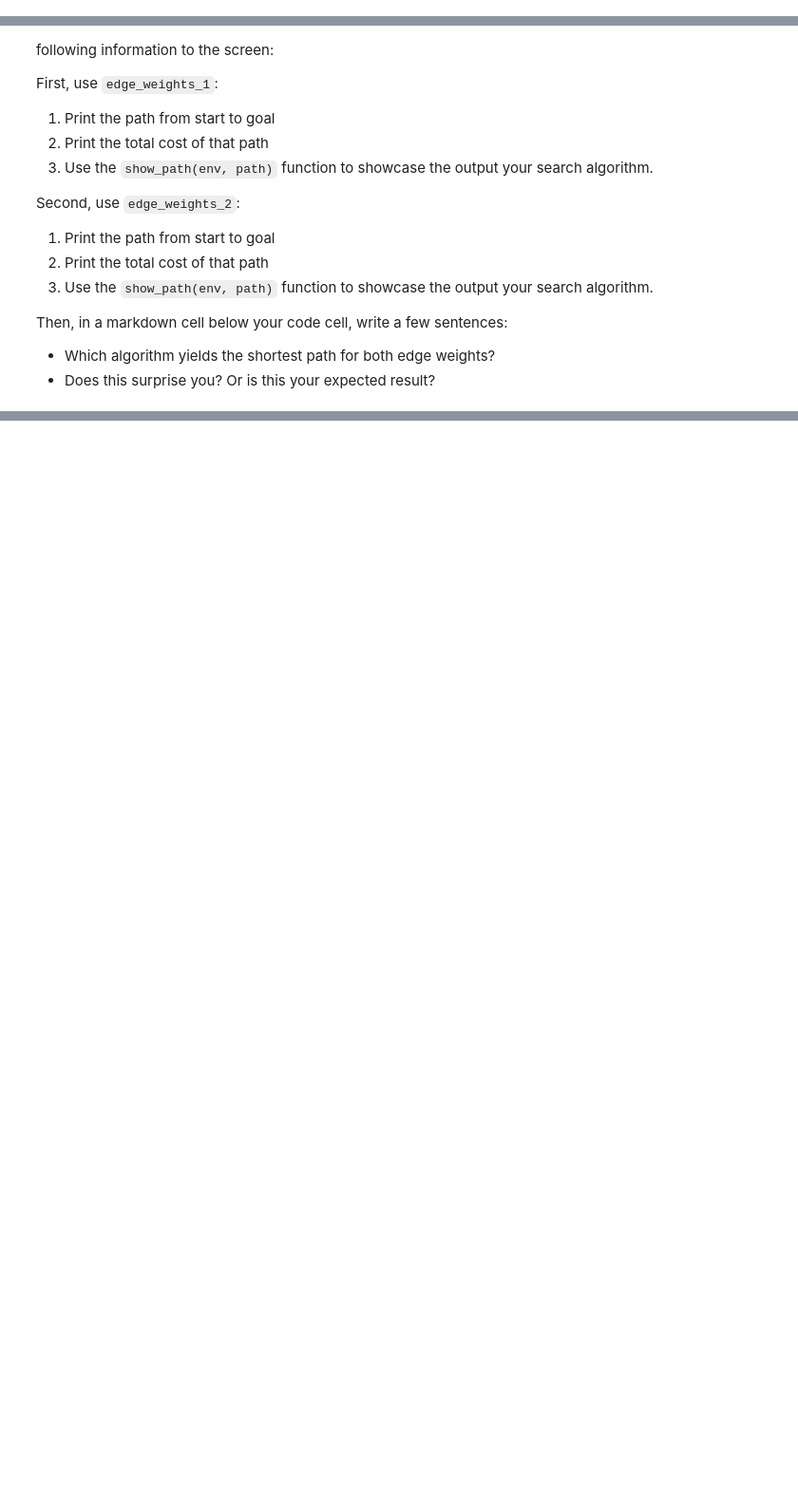
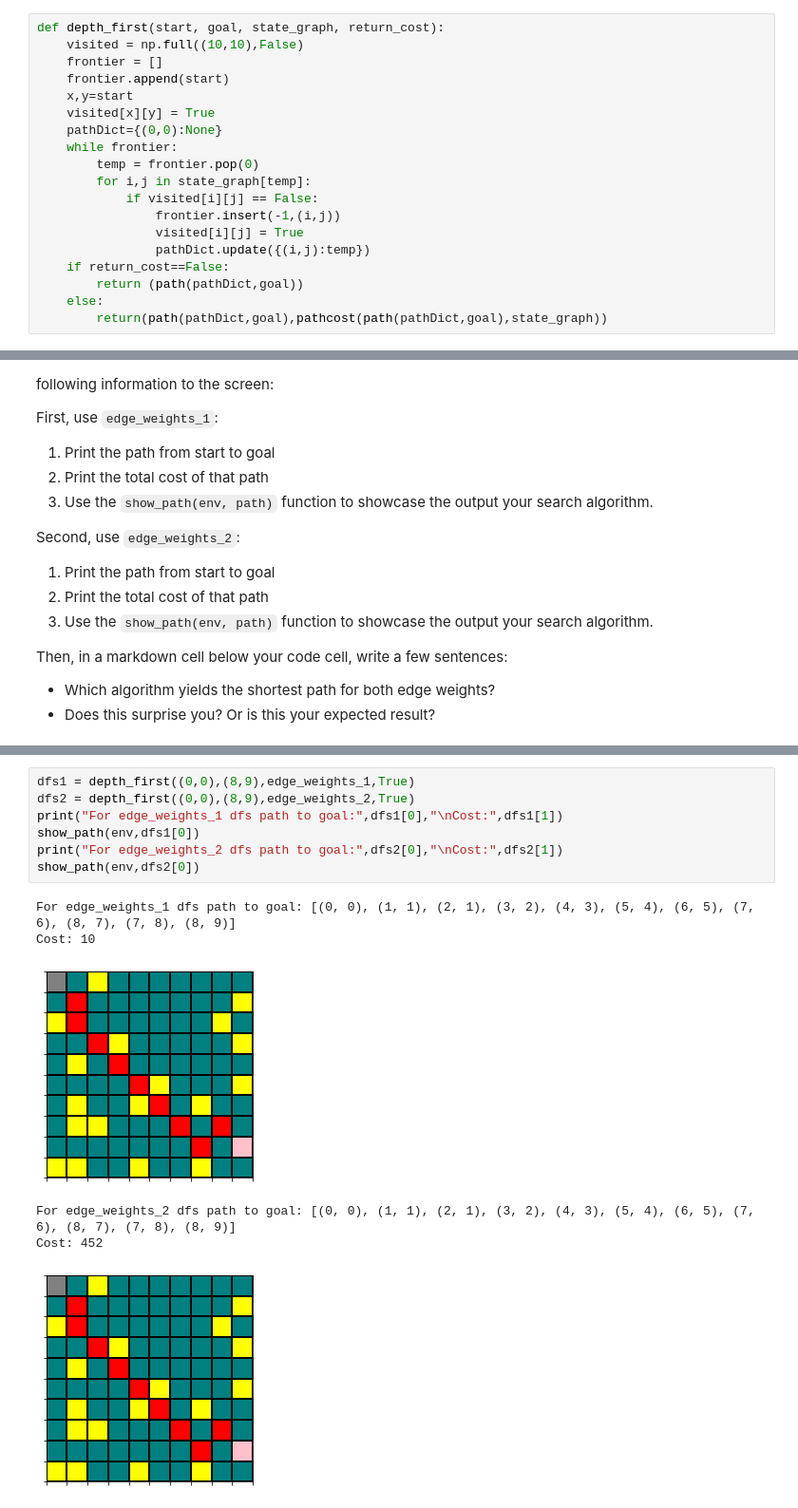
Before and after one commit to cbop20/AI, a Jupyter notebook: Homework01_Starkey_Caleb.ipynb, the cells around one changed output, grey strips where cells are left out. Shown at 95% size. Saved outputs shown, nothing was run; the diff lists cells and outputs as text; blank space fills up the shorter version.

```diff
--- a/Homework01_Lastname_Firstname.ipynb
+++ b/Homework01_Starkey_Caleb.ipynb
@@ -782,3 +772,22 @@ Implement a function **depth_first(start, goal, state_graph, return_cost)** to s
+# %%
+def depth_first(start, goal, state_graph, return_cost):
+    visited = np.full((10,10),False)
+    frontier = []
+    frontier.append(start)
+    x,y=start
+    visited[x][y] = True
+    pathDict={(0,0):None}
+    while frontier:
+        temp = frontier.pop(0)
+        for i,j in state_graph[temp]:
+            if visited[i][j] == False:
+                frontier.insert(-1,(i,j))
+                visited[i][j] = True
+                pathDict.update({(i,j):temp})
+    if return_cost==False:
+        return (path(pathDict,goal))
+    else:
+        return(path(pathDict,goal),pathcost(path(pathDict,goal),state_graph))
 # %% [markdown]
 ---
 ### (5c)
@@ -837,0 +892,14 @@ Then, in a markdown cell below your code cell, write a few sentences:
+# %%
+dfs1 = depth_first((0,0),(8,9),edge_weights_1,True)
+dfs2 = depth_first((0,0),(8,9),edge_weights_2,True)
+print("For edge_weights_1 dfs path to goal:",dfs1[0],"\nCost:",dfs1[1])
+show_path(env,dfs1[0])
+print("For edge_weights_2 dfs path to goal:",dfs2[0],"\nCost:",dfs2[1])
+show_path(env,dfs2[0])
+# %% [output]
+For edge_weights_1 dfs path to goal: [(0, 0), (1, 1), (2, 1), (3, 2), (4, 3), (5, 4), (6, 5), (7, 6), (8, 7), (7, 8), (8, 9)]
+Cost: 10
+[figure, added]
+For edge_weights_2 dfs path to goal: [(0, 0), (1, 1), (2, 1), (3, 2), (4, 3), (5, 4), (6, 5), (7, 6), (8, 7), (7, 8), (8, 9)]
+Cost: 452
+[figure, added]
```
Also changed, not shown: parts of 22 cells of this notebook.
